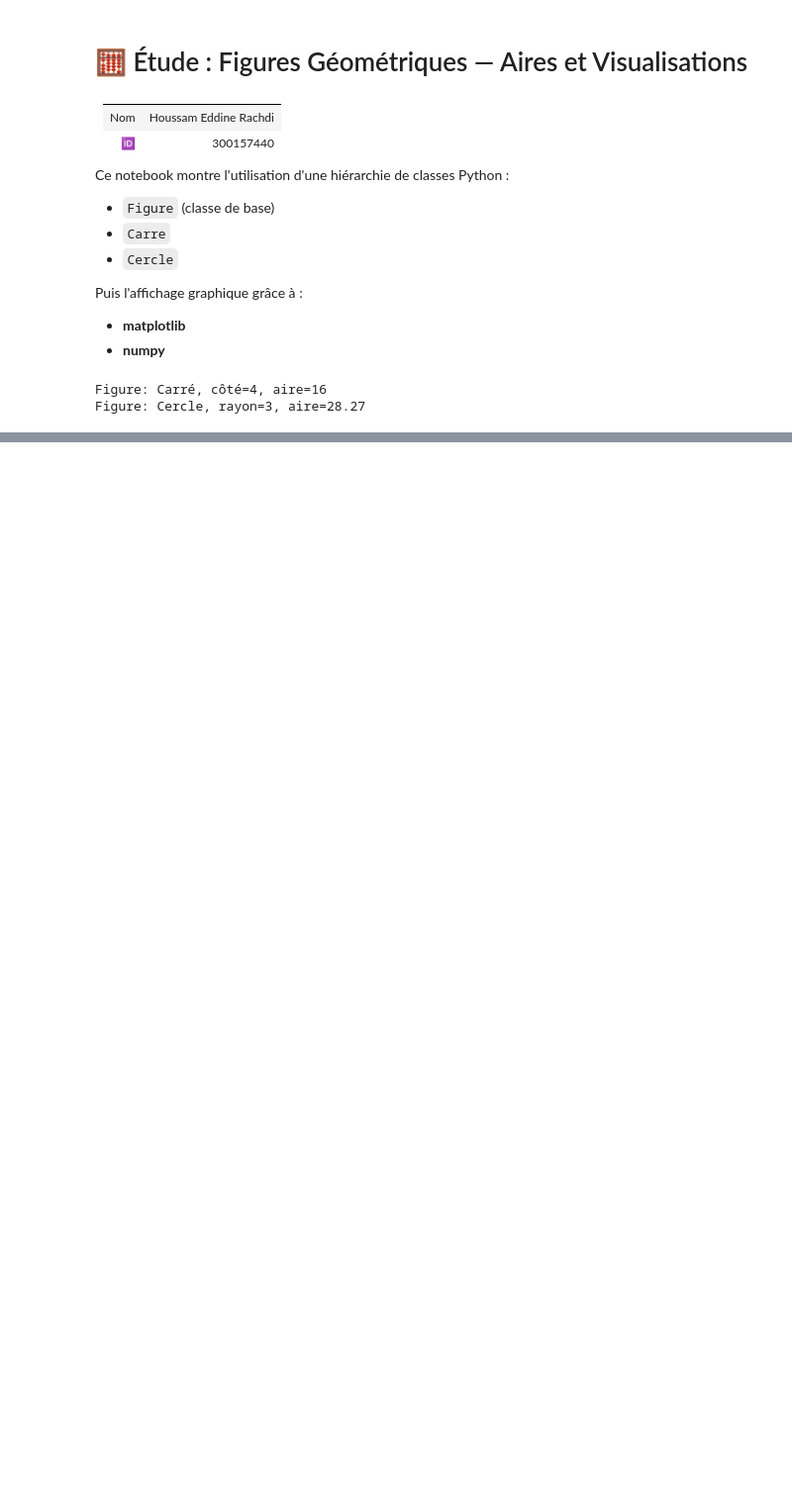
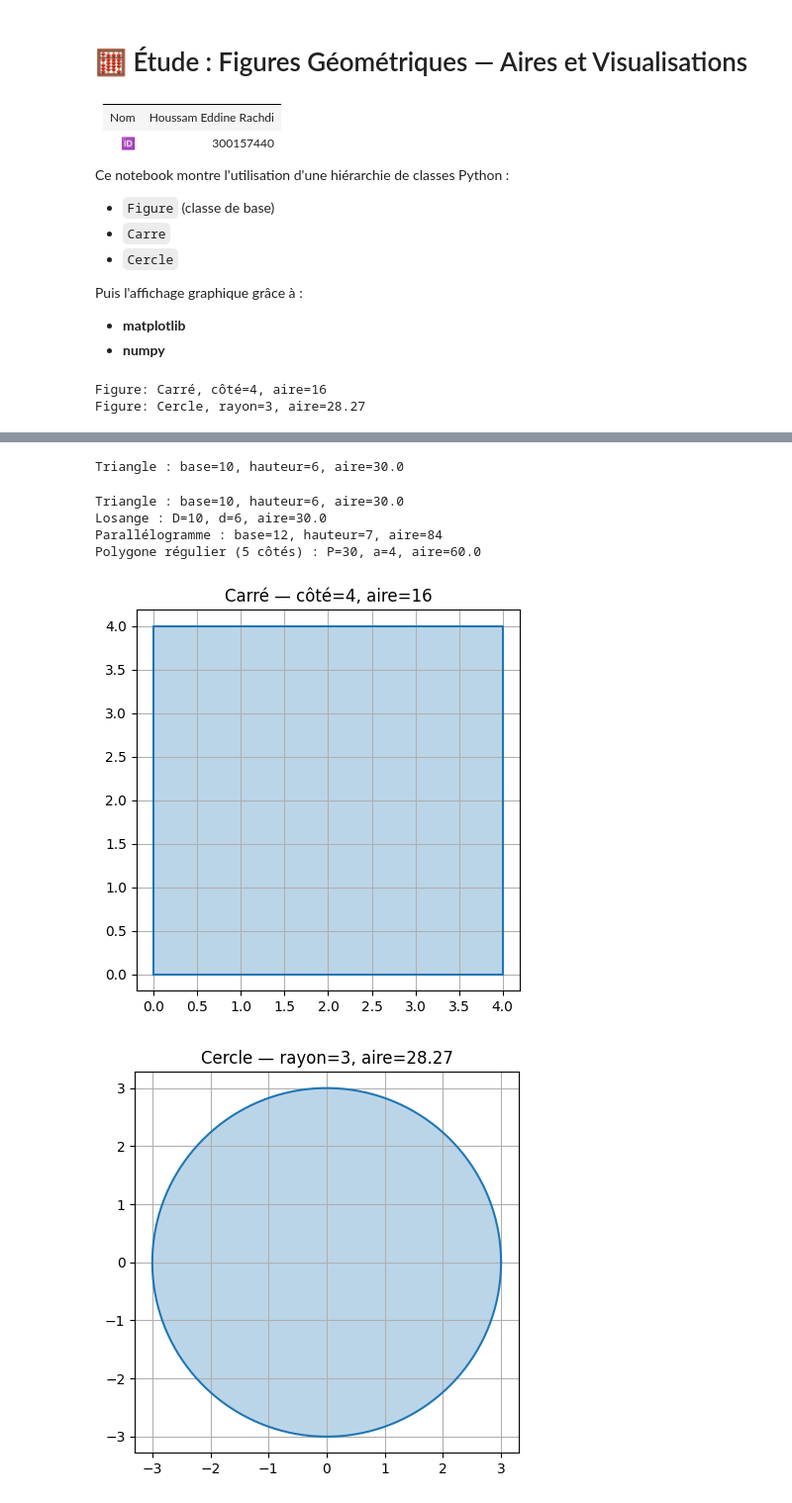
Before and after one commit to CollegeBoreal/INF1042-203-25A-04, a Jupyter notebook: 8.OOP/300157440/RAPPORT.ipynb, the cells around one changed output, grey strips where cells are left out. Shown: that part at 99% size. Saved outputs shown, nothing was run; the diff lists cells and outputs as text; code cells hidden in the pictures; blank space fills up the shorter version.

```diff
--- a/8.OOP/300157440/RAPPORT.ipynb
+++ b/8.OOP/300157440/RAPPORT.ipynb
@@ -61,0 +139,5 @@ def afficher_cercle(cercle):
+# %%
+t1 = Triangle(10, 6)
+print(t1.afficher_info())
+# %% [output]
+Triangle : base=10, hauteur=6, aire=30.0
@@ -61,0 +204,21 @@ def afficher_cercle(cercle):
+# %%
+formes = [
+    Triangle(10, 6),
+    Losange(10, 6),
+    Parallelogramme(12, 7),
+    PolygoneRegulier(5, 6, 4)
+]
+
+for f in formes:
+    print(f.afficher_info())
+# %% [output]
+Triangle : base=10, hauteur=6, aire=30.0
+Losange : D=10, d=6, aire=30.0
+Parallélogramme : base=12, hauteur=7, aire=84
+Polygone régulier (5 côtés) : P=30, a=4, aire=60.0
+# %%
+afficher_carre(c1)
+afficher_cercle(c2)
+# %% [output]
+[figure, added]
+[figure, added]
```
Also changed, not shown: parts of 27 cells of this notebook.
